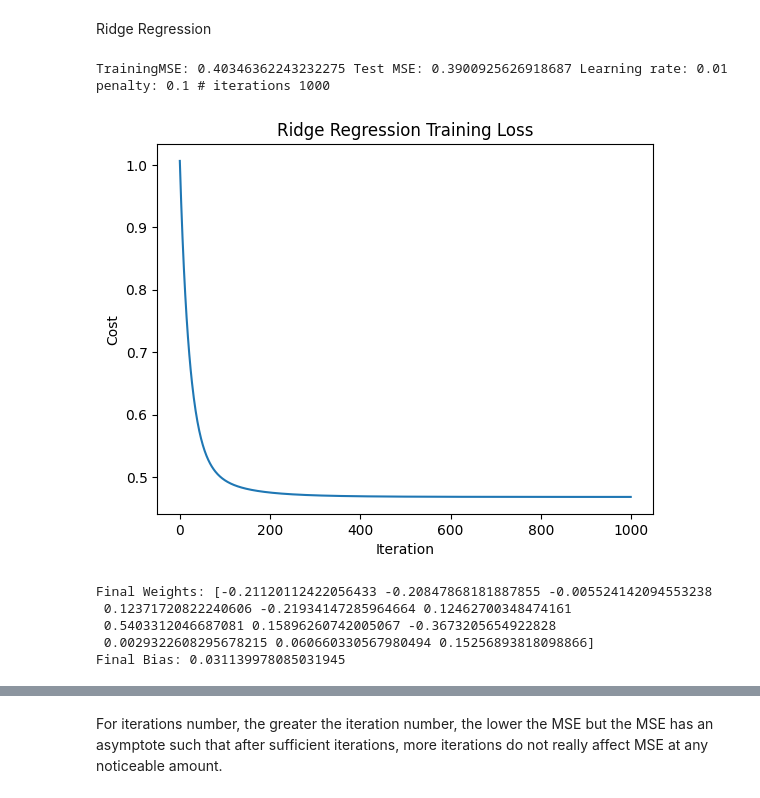
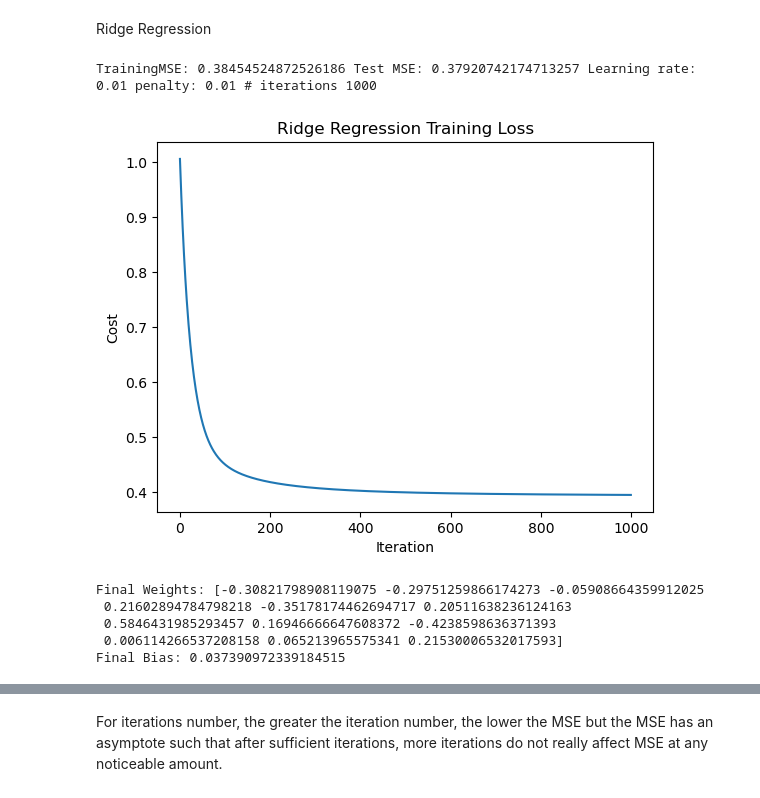
Before and after one commit to bstcdbsw/ECSE551_Group23_Assignment1, a Jupyter notebook: Cifci_Xu_Zhuang.ipynb, the cells around one changed output, grey strips where cells are left out. Saved outputs shown, nothing was run; the diff lists cells and outputs as text; code cells hidden in the pictures.

```diff
--- a/Cifci_Xu_Zhuang.ipynb
+++ b/Cifci_Xu_Zhuang.ipynb
@@ -625,43 +626,43 @@ class RidgeRegression():
 m=int(len(Y_train_housing))
 m_te=int(len(Y_test_housing))
 learning_rate=0.01
-penalty=0.1
+penalty=0.01
 iterations=1000
 
 #MOdel fitting
 model=RidgeRegression(learning_rate=learning_rate,iterations=iterations,penalty=penalty)
 
 W,b,cost_graph=model.fit(X_train_housing,Y_train_housing)
 
 #prediction
 y_pred_tr=model.predict(X_train_housing)
 
 MSE_tr=1/m*np.sum((Y_train_housing-y_pred_tr)**2)
 
 y_pred_te=model.predict(X_test_housing)
 
 MSE_te=1/m_te*np.sum((Y_test_housing-y_pred_te)**2)
 
 print("TrainingMSE:",MSE_tr,"Test MSE:",MSE_te,"Learning rate:",learning_rate,"penalty:",penalty, "# iterations",iterations)
 
 #plotting
 plt.plot(cost_graph)
 plt.xlabel("Iteration")
 plt.ylabel("Cost")
 plt.title("Ridge Regression Training Loss")
 plt.show()
 
 # Print W and b
 print("Final Weights:", W.ravel())
 print("Final Bias:", b)
 # %% [output]
-TrainingMSE: 0.40346362243232275 Test MSE: 0.3900925626918687 Learning rate: 0.01 penalty: 0.1 # iterations 1000
+TrainingMSE: 0.38454524872526186 Test MSE: 0.37920742174713257 Learning rate: 0.01 penalty: 0.01 # iterations 1000
-[figure, old version]
+[figure, new version]
-Final Weights: [-0.21120112422056433 -0.20847868181887855 -0.005524142094553238
- 0.12371720822240606 -0.21934147285964664 0.12462700348474161
- 0.5403312046687081 0.15896260742005067 -0.3673205654922828
- 0.0029322608295678215 0.060660330567980494 0.15256893818098866]
-Final Bias: 0.031139978085031945
+Final Weights: [-0.30821798908119075 -0.29751259866174273 -0.05908664359912025
+ 0.21602894784798218 -0.35178174462694717 0.20511638236124163
+ 0.5846431985293457 0.16946666647608372 -0.4238598636371393
+ 0.006114266537208158 0.065213965575341 0.21530006532017593]
+Final Bias: 0.037390972339184515
 # %%
 #Check for model performance vs learning rate
 
```
Also changed, not shown: parts of 6 cells of this notebook.
